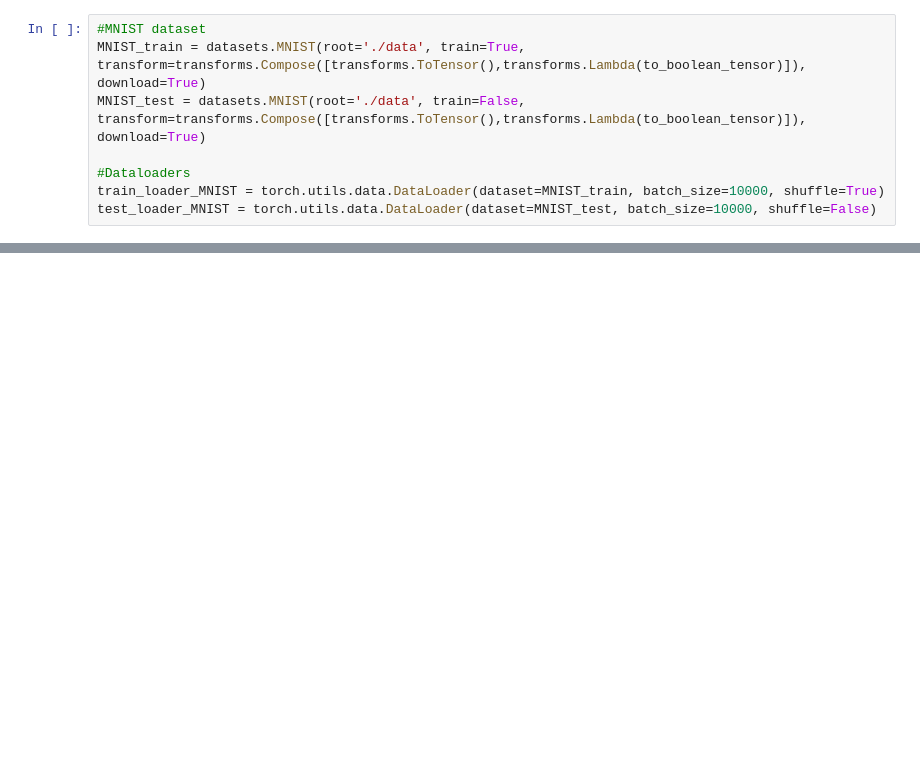
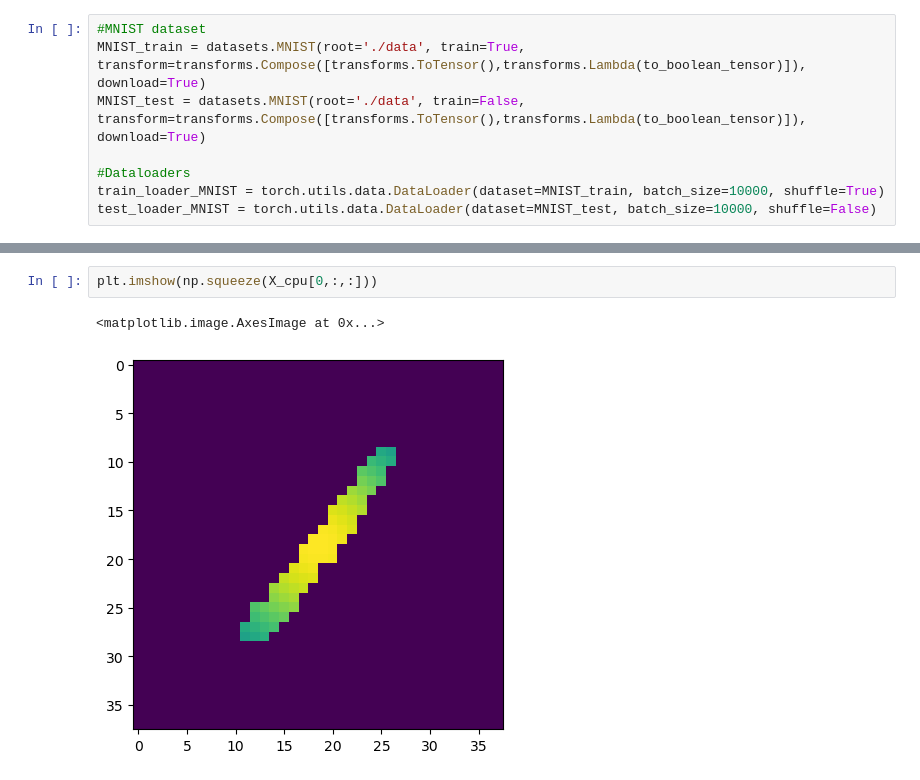
Before and after one commit to ASkalli/ONN_SLM, a Jupyter notebook: Test_linear_ONN.ipynb, the cells around one changed output, grey strips where cells are left out. Saved outputs shown, nothing was run; the diff lists cells and outputs as text; blank space fills up the shorter version.

```diff
--- a/Test_linear_ONN.ipynb
+++ b/Test_linear_ONN.ipynb
@@ -34,0 +66,5 @@ NameError: name 'padd_images' is not defined
+# %%
+plt.imshow(np.squeeze(X_cpu[0,:,:]))
+# %% [output]
+<matplotlib.image.AxesImage at 0x...>
+[figure, added]
```
Also changed, not shown: parts of 7 cells of this notebook, 3 other files.
